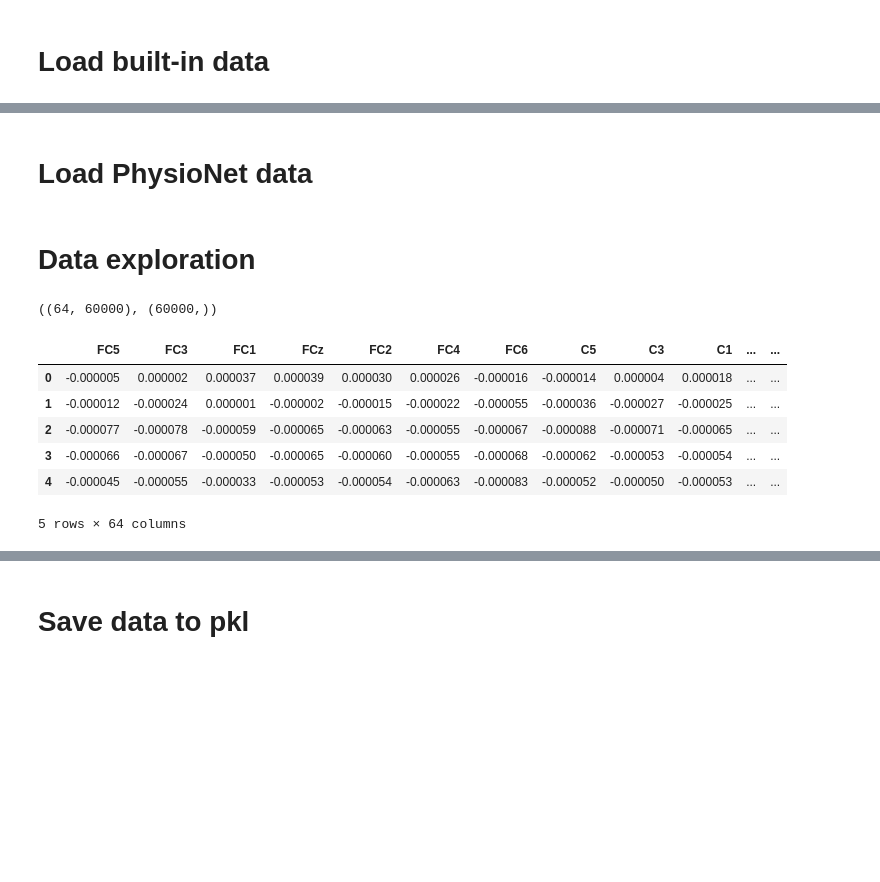
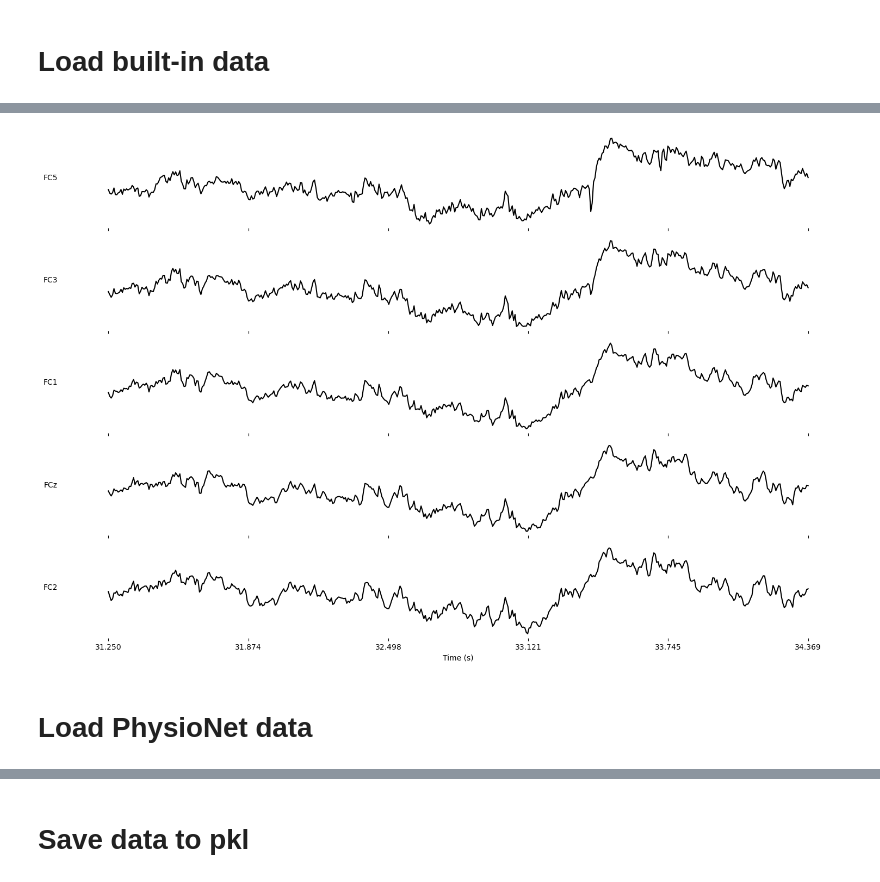
Before and after one commit to eryk-urbanski/eeg-denoising, a Jupyter notebook: notebooks/01_data_loading.ipynb, the cells around one changed output, grey strips where cells are left out. Saved outputs shown, nothing was run; the diff lists cells and outputs as text; code cells hidden in the pictures; blank space fills up the shorter version.

```diff
--- a/notebooks/01_data_loading.ipynb
+++ b/notebooks/01_data_loading.ipynb
@@ -50,2 +93,8 @@ Reading 0 ... 19999  =      0.000 ...   124.994 secs...
+# %%
+if USE_MNE_DATA:
+    plot_time = range(5000,5500)
+    plot_eeg_with_time(data_df.iloc[plot_time,:], times=times[plot_time], n_channels_to_plot=5)
+# %% [output]
+[figure, added]
 # %% [markdown]
 # Load PhysioNet data
@@ -54,18 +100,0 @@ Reading 0 ... 19999  =      0.000 ...   124.994 secs...
-# %% [markdown]
-# Data exploration
-# %%
-data, times = raw[:] # data: channels x time ; times: time x 1
-data.shape, times.shape
-# %% [output]
-((64, 60000), (60000,))
-# %%
-data_df = pd.DataFrame(data.T, columns=raw.ch_names)
-data_df.head(5)
-# %% [output]
-|  | FC5 | FC3 | FC1 | FCz | FC2 | FC4 | FC6 | C5 | C3 | C1 | ... | ... |
-| 0 | -0.000005 | 0.000002 | 0.000037 | 0.000039 | 0.000030 | 0.000026 | -0.000016 | -0.000014 | 0.000004 | 0.000018 | ... | ... |
-| 1 | -0.000012 | -0.000024 | 0.000001 | -0.000002 | -0.000015 | -0.000022 | -0.000055 | -0.000036 | -0.000027 | -0.000025 | ... | ... |
-| 2 | -0.000077 | -0.000078 | -0.000059 | -0.000065 | -0.000063 | -0.000055 | -0.000067 | -0.000088 | -0.000071 | -0.000065 | ... | ... |
-| 3 | -0.000066 | -0.000067 | -0.000050 | -0.000065 | -0.000060 | -0.000055 | -0.000068 | -0.000062 | -0.000053 | -0.000054 | ... | ... |
-| 4 | -0.000045 | -0.000055 | -0.000033 | -0.000053 | -0.000054 | -0.000063 | -0.000083 | -0.000052 | -0.000050 | -0.000053 | ... | ... |
-5 rows × 64 columns
```
Also changed, not shown: parts of 16 cells of this notebook, 9 other files.
